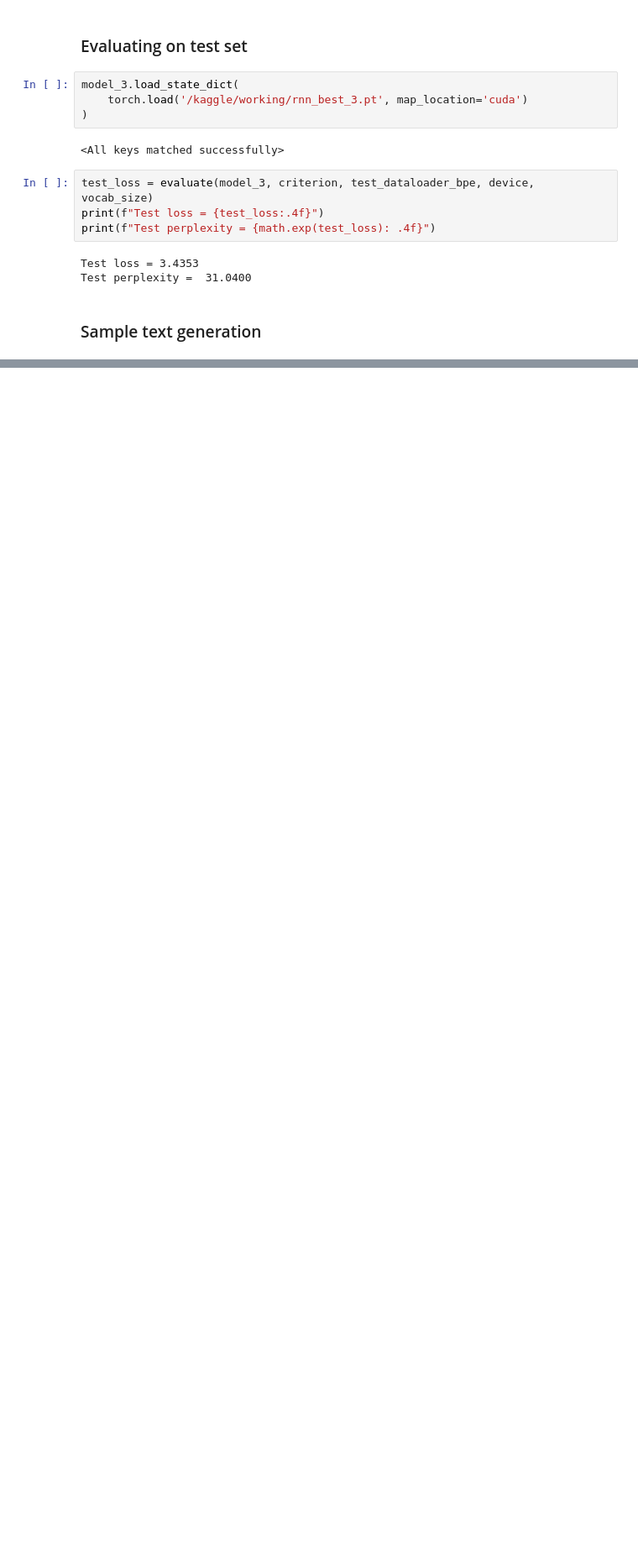
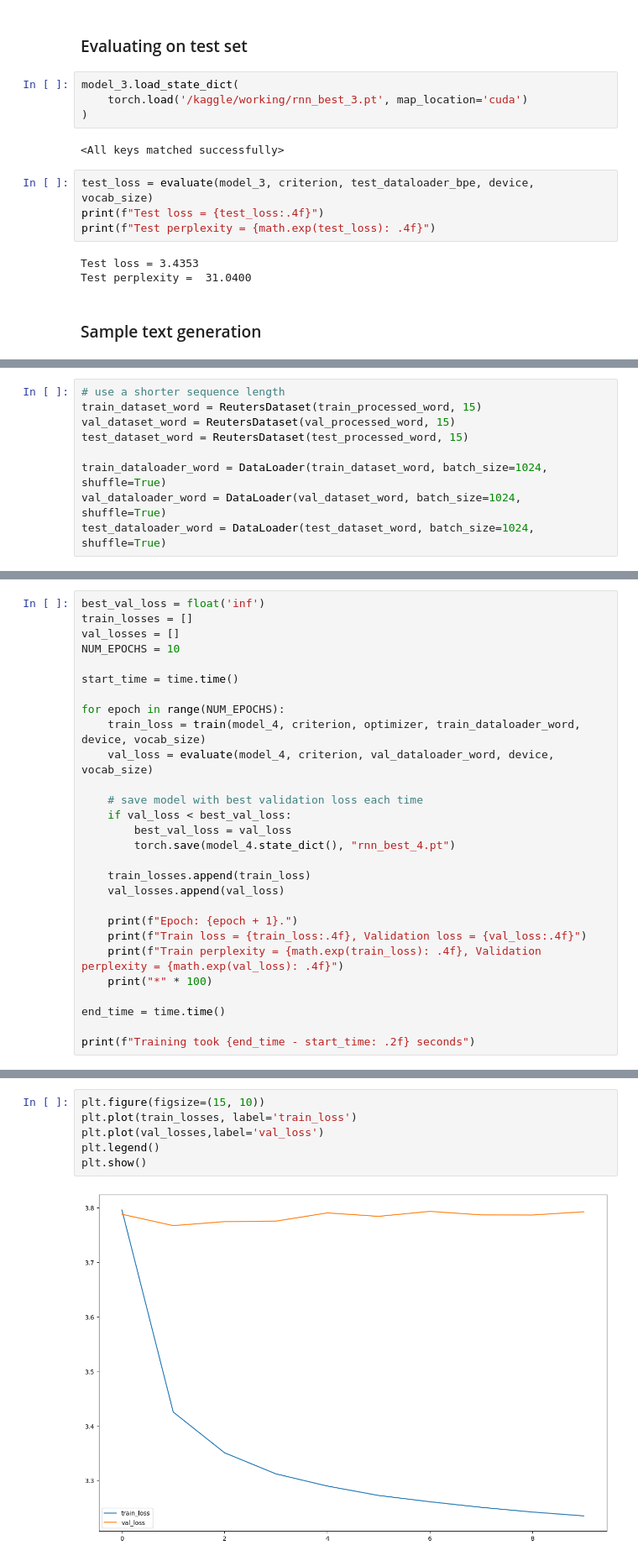
Before and after one commit to yjiahao/natural-language-processing, a Jupyter notebook: assignment_2_language_modelling/rnn.ipynb, the cells around one changed output, grey strips where cells are left out. Shown at 84% size. Drawn from its saved outputs; the diff is of its cells as text; blank space fills up the shorter version.

```diff
--- a/assignment_2_language_modelling/rnn.ipynb
+++ b/assignment_2_language_modelling/rnn.ipynb
@@ -630,0 +680,9 @@ text
+# %%
+# use a shorter sequence length
+train_dataset_word = ReutersDataset(train_processed_word, 15)
+val_dataset_word = ReutersDataset(val_processed_word, 15)
+test_dataset_word = ReutersDataset(test_processed_word, 15)
+
+train_dataloader_word = DataLoader(train_dataset_word, batch_size=1024, shuffle=True)
+val_dataloader_word = DataLoader(val_dataset_word, batch_size=1024, shuffle=True)
+test_dataloader_word = DataLoader(test_dataset_word, batch_size=1024, shuffle=True)
@@ -630,0 +709,28 @@ text
+# %%
+best_val_loss = float('inf')
+train_losses = []
+val_losses = []
+NUM_EPOCHS = 10
+
+start_time = time.time()
+
+for epoch in range(NUM_EPOCHS):
+    train_loss = train(model_4, criterion, optimizer, train_dataloader_word, device, vocab_size)
+    val_loss = evaluate(model_4, criterion, val_dataloader_word, device, vocab_size)
+
+    # save model with best validation loss each time
+    if val_loss < best_val_loss:
+        best_val_loss = val_loss
+        torch.save(model_4.state_dict(), "rnn_best_4.pt")
+
+    train_losses.append(train_loss)
+    val_losses.append(val_loss)
+
+    print(f"Epoch: {epoch + 1}.")
+    print(f"Train loss = {train_loss:.4f}, Validation loss = {val_loss:.4f}")
+    print(f"Train perplexity = {math.exp(train_loss): .4f}, Validation perplexity = {math.exp(val_loss): .4f}")
+    print("*" * 100)
+
+end_time = time.time()
+
+print(f"Training took {end_time - start_time: .2f} seconds")
@@ -630,0 +757,8 @@ text
+# %%
+plt.figure(figsize=(15, 10))
+plt.plot(train_losses, label='train_loss')
+plt.plot(val_losses,label='val_loss')
+plt.legend()
+plt.show()
+# %% [output]
+[figure, added]
```
Also changed, not shown: parts of 41 cells of this notebook, 2 other files.
